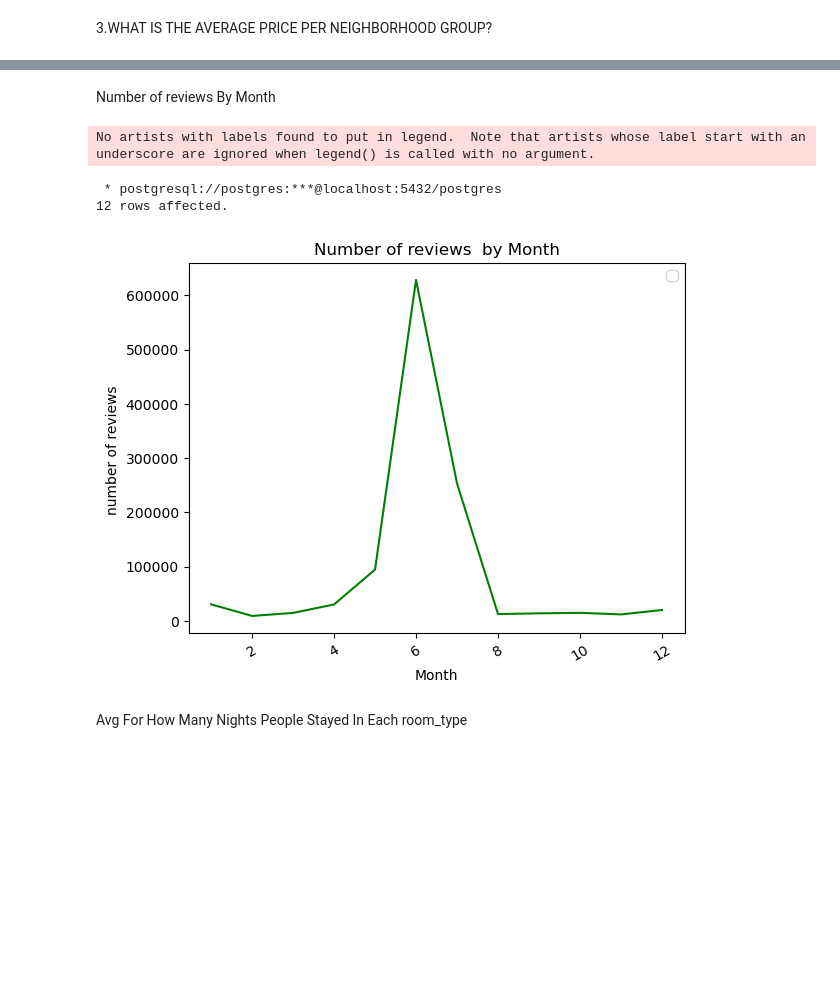
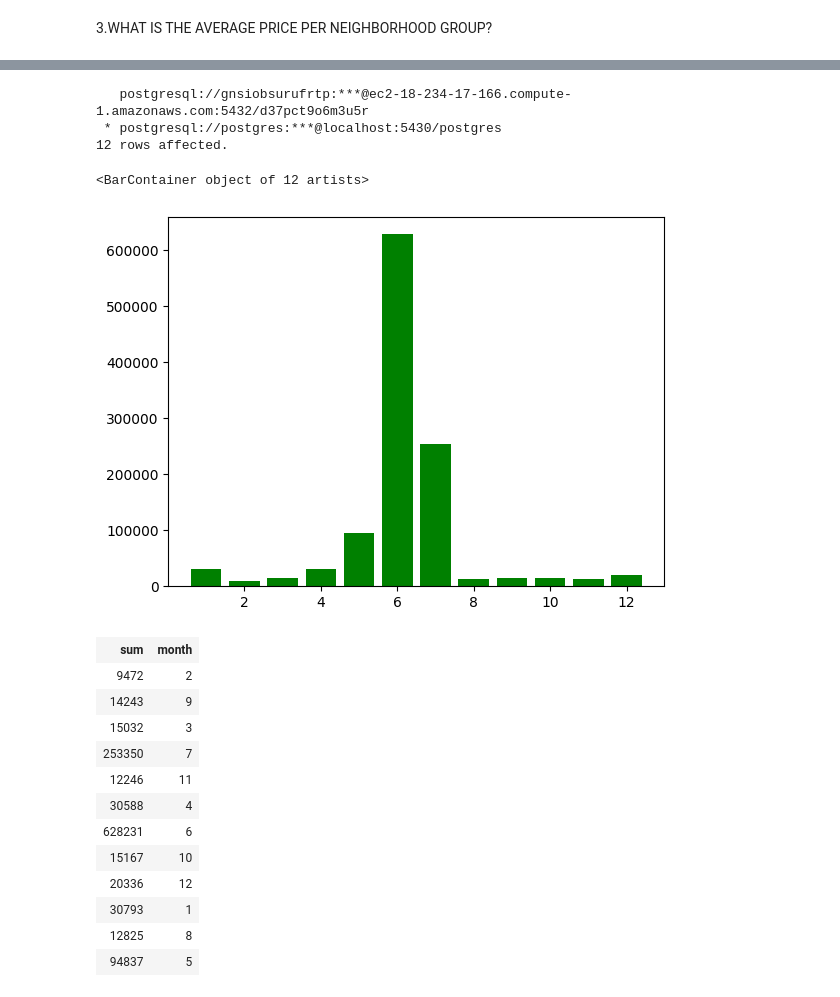
Before and after one commit to The-DigitalAcademy/No_Name-Data-Visualization-and-Analysis---Airbnb_lisbon-, a Jupyter notebook: new_york_airbnb.ipynb, the cells around one changed output, grey strips where cells are left out. Cells and saved outputs as stored; diff of their text form; code cells hidden in the pictures; blank space fills up the shorter version.

```diff
--- a/new_york_airbnb.ipynb
+++ b/new_york_airbnb.ipynb
@@ -216,27 +188,34 @@ No artists with labels found to put in legend.  Note that artists whose label st
-# %% [markdown]
-Number of reviews By Month
 # %%
-our_month=%sql select sum(number_of_reviews),extract(MONTH FROM last_review) as month from  airbnb_newyork  GROUP BY  month  order by month
+our_month=%sql select sum(number_of_reviews),extract(MONTH FROM last_review) as month from  airbnb_newyork  GROUP BY  month
 
 month=[]
 no_of_reviews = []
 
 
 for index in our_month:
     month.append(index[1])
     no_of_reviews.append(index[0])
 
-plt.plot(month, no_of_reviews, color='green')
-plt.ylabel("number of reviews ")
-plt.xlabel("Month")
-plt.xticks(rotation=30)
-plt.title('Number of reviews  by Month')
-plt.legend()
-plt.show()
+plt.bar(month, no_of_reviews, color='green')
 # %% [output]
-No artists with labels found to put in legend.  Note that artists whose label start with an underscore are ignored when legend() is called with no argument.
+   postgresql://gnsiobsurufrtp:***@ec2-18-234-17-166.compute-1.amazonaws.com:5432/d37pct9o6m3u5r
+ * postgresql://postgres:***@localhost:5430/postgres
+12 rows affected.
- * postgresql://postgres:***@localhost:5432/postgres
-12 rows affected.
+<BarContainer object of 12 artists>
-[figure, old version]
+[figure, new version]
-# %% [markdown]
-Avg For How Many Nights People Stayed In Each room_type
+# %%
+our_month
+# %% [output]
+| sum | month |
+| 9472 | 2 |
+| 14243 | 9 |
+| 15032 | 3 |
+| 253350 | 7 |
+| 12246 | 11 |
+| 30588 | 4 |
+| 628231 | 6 |
+| 15167 | 10 |
+| 20336 | 12 |
+| 30793 | 1 |
+| 12825 | 8 |
+| 94837 | 5 |
```
Also changed, not shown: parts of 24 cells of this notebook.
